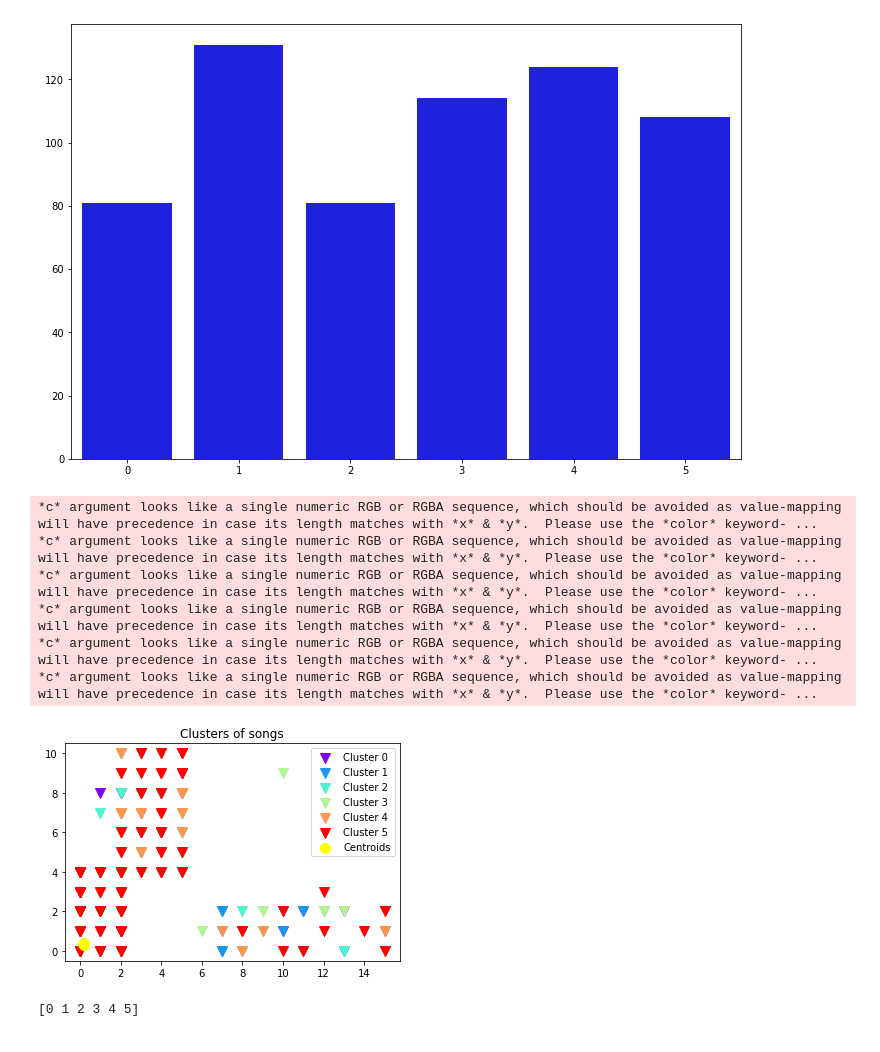
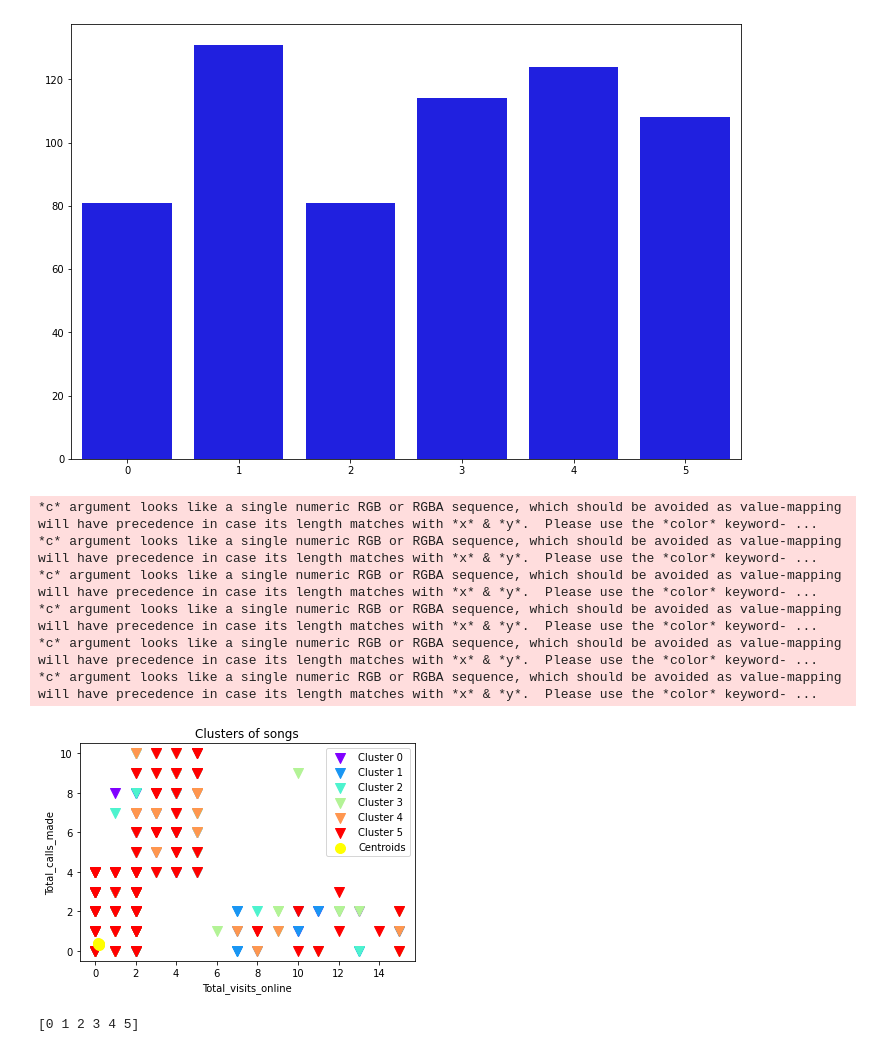
Before and after one commit to malvarezg1/BI, a Jupyter notebook: Laboratorio 2 - Clustering.ipynb, the cells around one changed output. Cells and saved outputs as stored; diff of their text form; code cells hidden in the pictures.

```diff
--- a/Laboratorio 2 - Clustering.ipynb
+++ b/Laboratorio 2 - Clustering.ipynb
@@ -386,25 +386,26 @@ sns.barplot(x=cluster_distrib.index, y=cluster_distrib.values, color='b');
 # %%
 colors = cm.rainbow(np.linspace(0, 1, cluster_distrib.shape[0]))
 cols_number = data.to_numpy()
+name_cols_number = data_norm.columns
 vista_x=5
 vista_y=6
 for i in range(0,n_clusters):
     plt.scatter(cols_number[kmeans.labels_ == i, vista_x], cols_number[kmeans.labels_ == i, vista_y], s = 100, marker='v', c = colors[i], label = 'Cluster '+ str(i))
 
 plt.scatter(kmeans.cluster_centers_[:, 5], kmeans.cluster_centers_[:, 6], s = 100, c = 'yellow', label = 'Centroids')
 plt.title('Clusters of songs')
-#plt.xlabel(name_cols_number[0])
-#plt.ylabel(name_cols_number[1])
+plt.xlabel(name_cols_number[vista_x])
+plt.ylabel(name_cols_number[vista_y])
 plt.legend()
 plt.show();
 # %% [output]
 *c* argument looks like a single numeric RGB or RGBA sequence, which should be avoided as value-mapping will have precedence in case its length matches with *x* & *y*.  Please use the *color* keyword- ...
 *c* argument looks like a single numeric RGB or RGBA sequence, which should be avoided as value-mapping will have precedence in case its length matches with *x* & *y*.  Please use the *color* keyword- ...
 *c* argument looks like a single numeric RGB or RGBA sequence, which should be avoided as value-mapping will have precedence in case its length matches with *x* & *y*.  Please use the *color* keyword- ...
 *c* argument looks like a single numeric RGB or RGBA sequence, which should be avoided as value-mapping will have precedence in case its length matches with *x* & *y*.  Please use the *color* keyword- ...
 *c* argument looks like a single numeric RGB or RGBA sequence, which should be avoided as value-mapping will have precedence in case its length matches with *x* & *y*.  Please use the *color* keyword- ...
 *c* argument looks like a single numeric RGB or RGBA sequence, which should be avoided as value-mapping will have precedence in case its length matches with *x* & *y*.  Please use the *color* keyword- ...
-[figure, old version]
+[figure, new version]
 # %%
 def plot_silhouette(data, labels, ylabel = 'Clústeres', xlabel = "Silhouette coefficient", title = 'Silhouette Plot'):
 
```
